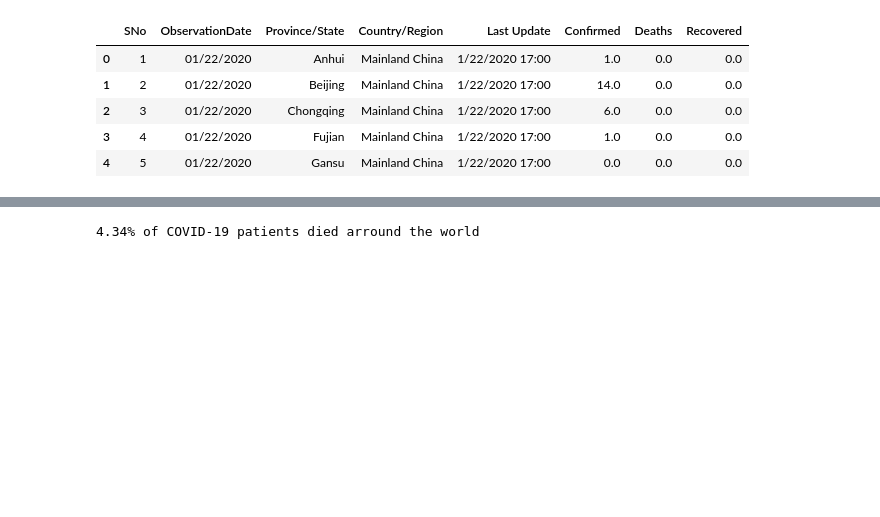
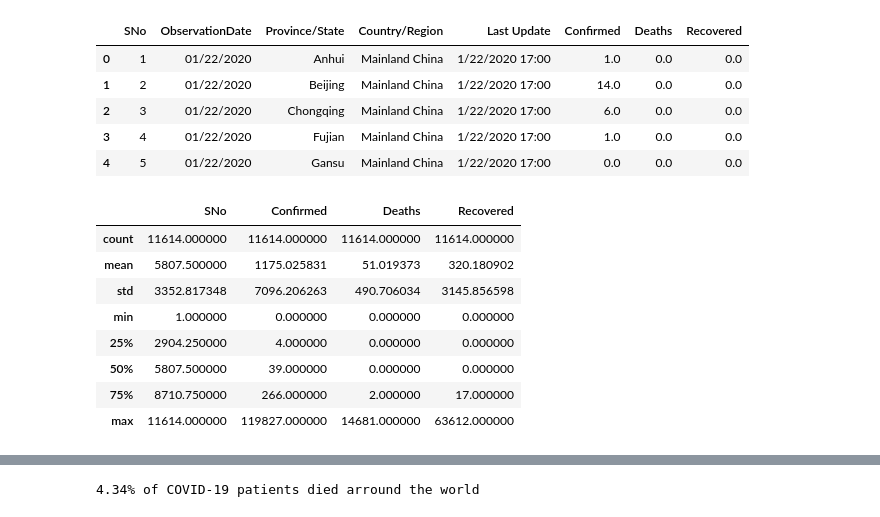
Before and after one commit to abdullahtarek/Coronavirus_insights, a Jupyter notebook: Corona_virus_insights.ipynb, the cells around one changed output, grey strips where cells are left out. Cells and saved outputs as stored; diff of their text form; code cells hidden in the pictures; blank space fills up the shorter version.

```diff
--- a/Corona_virus_insights.ipynb
+++ b/Corona_virus_insights.ipynb
@@ -20,3 +51,15 @@ covid_19_data.head()
 | 2 | 3 | 01/22/2020 | Chongqing | Mainland China | 1/22/2020 17:00 | 6.0 | 0.0 | 0.0 |
 | 3 | 4 | 01/22/2020 | Fujian | Mainland China | 1/22/2020 17:00 | 1.0 | 0.0 | 0.0 |
 | 4 | 5 | 01/22/2020 | Gansu | Mainland China | 1/22/2020 17:00 | 0.0 | 0.0 | 0.0 |
+# %%
+covid_19_data.describe()
+# %% [output]
+|  | SNo | Confirmed | Deaths | Recovered |
+| count | 11614.000000 | 11614.000000 | 11614.000000 | 11614.000000 |
+| mean | 5807.500000 | 1175.025831 | 51.019373 | 320.180902 |
+| std | 3352.817348 | 7096.206263 | 490.706034 | 3145.856598 |
+| min | 1.000000 | 0.000000 | 0.000000 | 0.000000 |
+| 25% | 2904.250000 | 4.000000 | 0.000000 | 0.000000 |
+| 50% | 5807.500000 | 39.000000 | 0.000000 | 0.000000 |
+| 75% | 8710.750000 | 266.000000 | 2.000000 | 17.000000 |
+| max | 11614.000000 | 119827.000000 | 14681.000000 | 63612.000000 |
```
Also changed, not shown: parts of 53 cells of this notebook.
